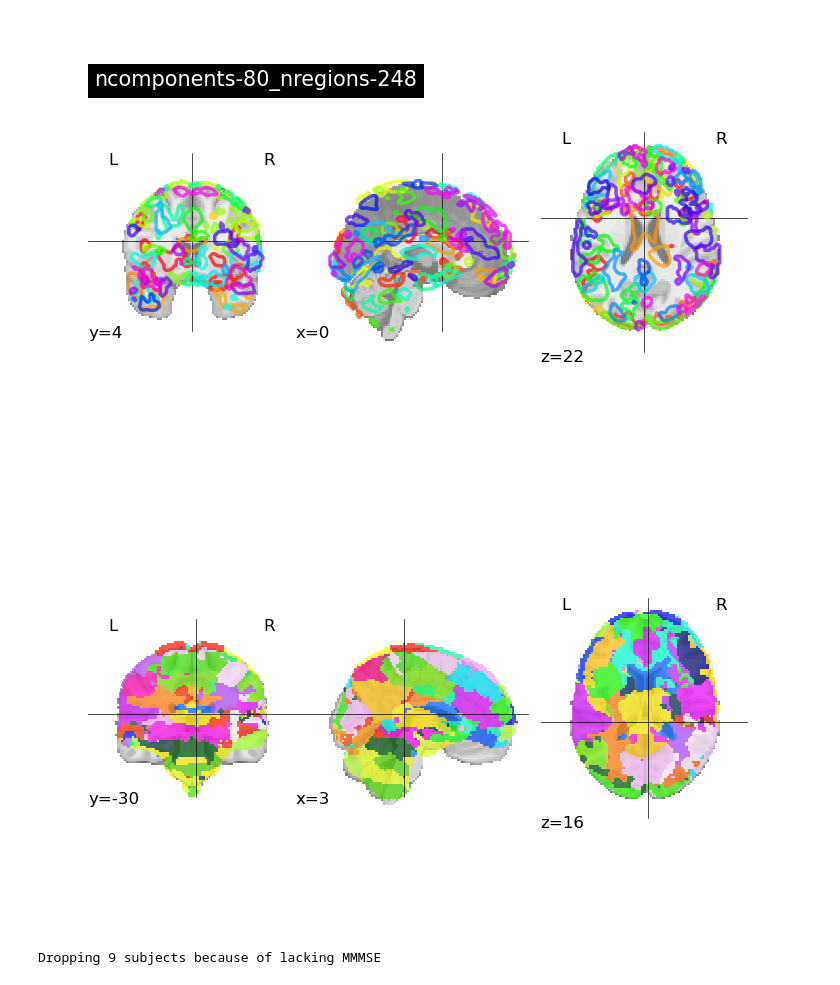
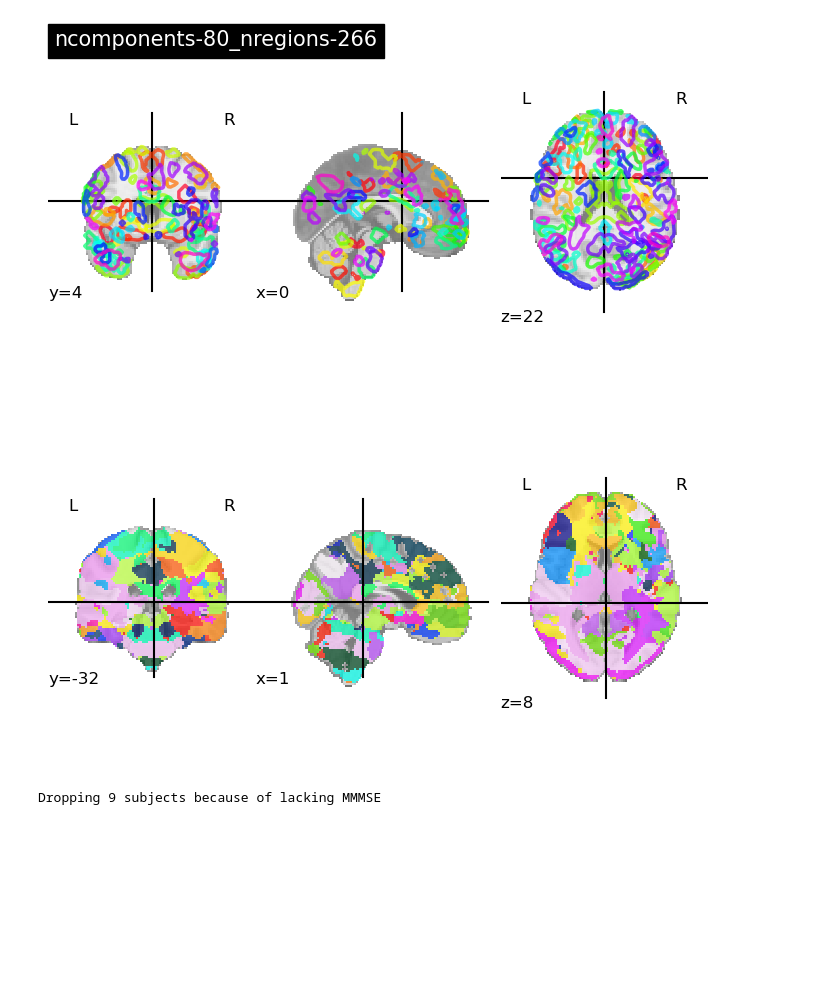
Before and after one commit to jonathan-legrand/cogpred, a Jupyter notebook: load_parcellations.ipynb, the cells around one changed output. Drawn from its saved outputs; the diff is of its cells as text; code cells hidden in the pictures; blank space fills up the shorter version.

```diff
--- a/load_parcellations.ipynb
+++ b/load_parcellations.ipynb
@@ -10,12 +10,12 @@ config = get_config()
 # %%
 from neuroginius.atlas import Atlas, atlas_mapping
 
-i_path = Path(config["parcellations"]) / "ncomponents-80_nregions-248"
+i_path = Path(config["parcellations"]) / "ncomponents-80_nregions-266"
 atlas = Atlas.from_path(i_path)
 atlas.plot()
 plt.show()
 # %% [output]
-[figure, old version]
+[figure, new version]
 # %%
 source_maps = atlas.maps.get_fdata()
 n_regions = source_maps.shape[-1]
@@ -47,7 +47,7 @@ nib.save(new_maps, i_path / "hard.nii.gz")
 plot_roi(new_maps)
 show()
 # %% [output]
-[figure, old version]
+[figure, new version]
 # %%
 from cogpred.loading import make_training_data
 
```
Also changed, not shown: 1 other file.
